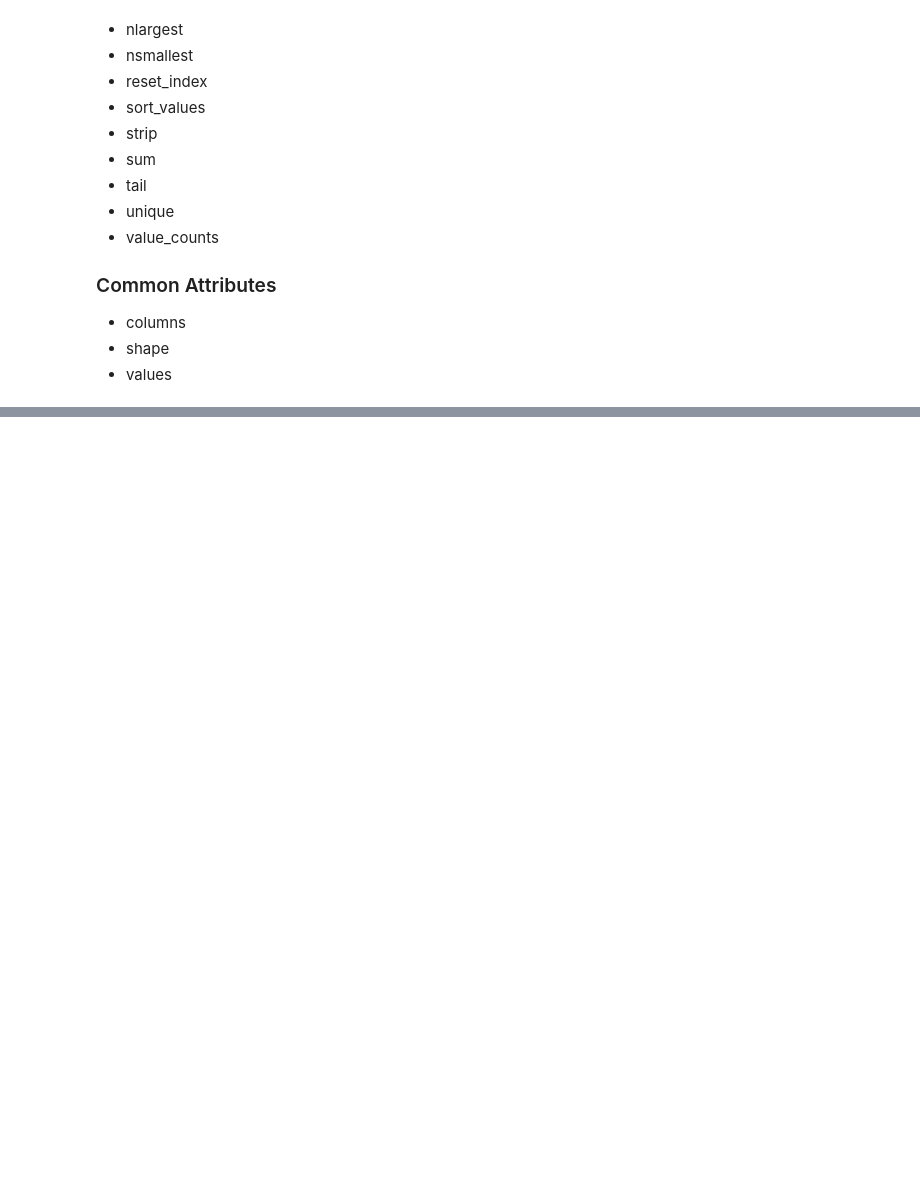
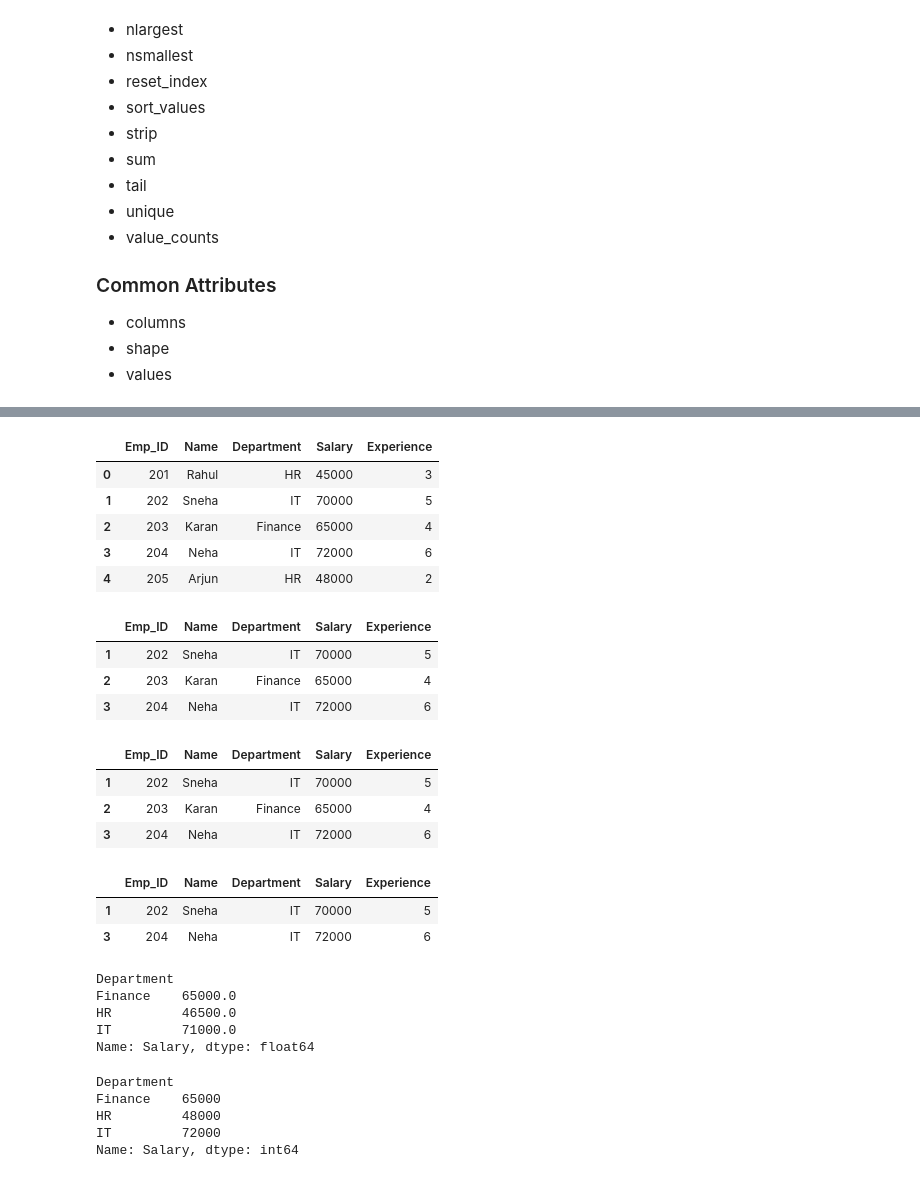
Before and after one commit to MSD-0007/Data-Visualization-4thSem, a Jupyter notebook: Drive/Functions_Methods_Index.ipynb, the cells around one changed output, grey strips where cells are left out. Cells and saved outputs as stored; diff of their text form; code cells hidden in the pictures; blank space fills up the shorter version.

```diff
--- a/Drive/Functions_Methods_Index.ipynb
+++ b/Drive/Functions_Methods_Index.ipynb
@@ -173,0 +251,55 @@ functions_methods_index
+# %%
+import pandas as pd
+
+emp_df = pd.DataFrame({
+    "Emp_ID": [201, 202, 203, 204, 205],
+    "Name": ["Rahul", "Sneha", "Karan", "Neha", "Arjun"],
+    "Department": ["HR", "IT", "Finance", "IT", "HR"],
+    "Salary": [45000, 70000, 65000, 72000, 48000],
+    "Experience": [3, 5, 4, 6, 2]
+})
+
+emp_df
+# %% [output]
+|  | Emp_ID | Name | Department | Salary | Experience |
+| 0 | 201 | Rahul | HR | 45000 | 3 |
+| 1 | 202 | Sneha | IT | 70000 | 5 |
+| 2 | 203 | Karan | Finance | 65000 | 4 |
+| 3 | 204 | Neha | IT | 72000 | 6 |
+| 4 | 205 | Arjun | HR | 48000 | 2 |
+# %%
+emp_df[emp_df["Salary"] > 60000]
+# %% [output]
+|  | Emp_ID | Name | Department | Salary | Experience |
+| 1 | 202 | Sneha | IT | 70000 | 5 |
+| 2 | 203 | Karan | Finance | 65000 | 4 |
+| 3 | 204 | Neha | IT | 72000 | 6 |
+# %%
+emp_df[emp_df["Experience"] > 3]
+# %% [output]
+|  | Emp_ID | Name | Department | Salary | Experience |
+| 1 | 202 | Sneha | IT | 70000 | 5 |
+| 2 | 203 | Karan | Finance | 65000 | 4 |
+| 3 | 204 | Neha | IT | 72000 | 6 |
+# %%
+emp_df[emp_df["Department"] == "IT"]
+# %% [output]
+|  | Emp_ID | Name | Department | Salary | Experience |
+| 1 | 202 | Sneha | IT | 70000 | 5 |
+| 3 | 204 | Neha | IT | 72000 | 6 |
+# %%
+emp_df.groupby("Department")["Salary"].mean()
+# %% [output]
+Department
+Finance    65000.0
+HR         46500.0
+IT         71000.0
+Name: Salary, dtype: float64
+# %%
+emp_df.groupby("Department")["Salary"].max()
+# %% [output]
+Department
+Finance    65000
+HR         48000
+IT         72000
+Name: Salary, dtype: int64
```
Also changed, not shown: parts of 8 cells of this notebook, 1 other file.
